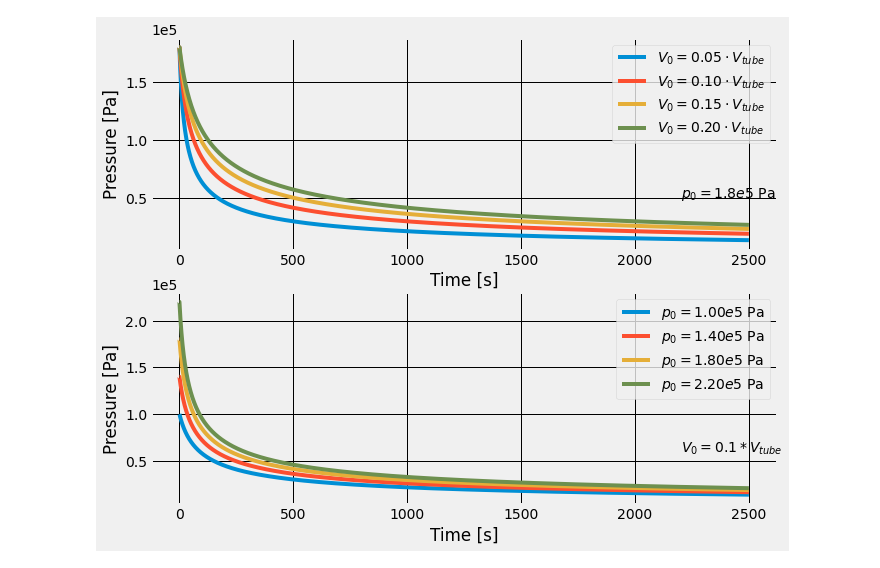
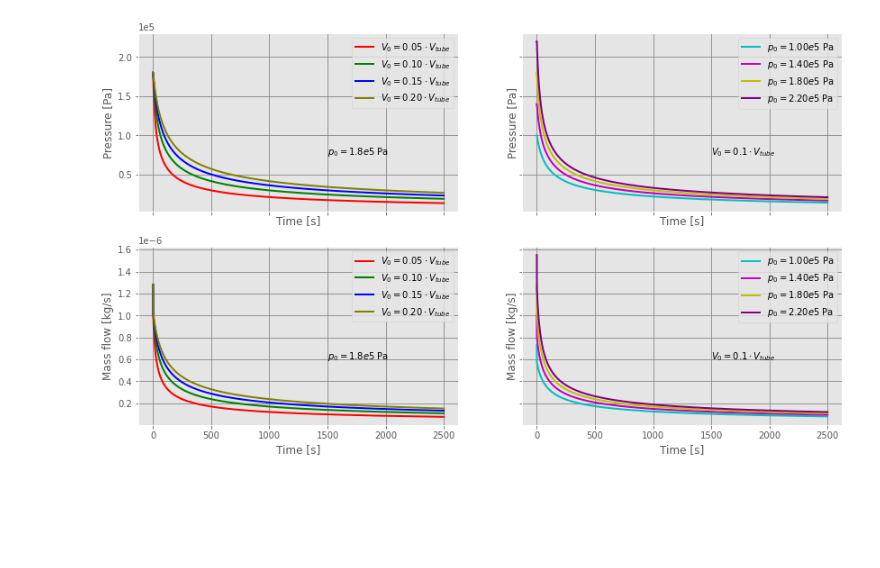
Before and after one commit to wdoppenberg/mp-operational-envelope, a Jupyter notebook: OperationalEnvelope.ipynb, the cells around one changed output. Drawn from its saved outputs; the diff is of its cells as text; code cells hidden in the pictures; blank space fills up the shorter version.

```diff
--- a/OperationalEnvelope.ipynb
+++ b/OperationalEnvelope.ipynb
@@ -61,8 +79,0 @@ T_c = 600
-# %%
-%%time
-for ii in range(1,len(c.t)):
-    p[:,:,ii] = V_0*p_0/(V_0+temp[:,:,ii-1])
-    m[:,:,ii] = mdot(p[:,:,ii-1], c.A_t, c.Gamma, c.R, T_c)
-    temp[:,:,ii] = temp[:,:,ii-1]+m[:,:,ii]*c.dt/c.rho
-
-T_vap = c.h_vap*c.T_vap0/(c.T_vap0*c.R_vap*np.log(c.p_vap0/p)+c.h_vap)
@@ -72,25 +80,72 @@ Wall time: 486 ms
 # %%
-plt.style.use('fivethirtyeight')
-fig, ax = plt.subplots(2, 1, figsize=(10,8))
+color = {
+    'p_0': ['c', 'm', 'y', 'purple'],
+    'V_0': ['r', 'g', 'b', 'olive']
+}
+plt.style.use('ggplot')
+
+fig, ax = plt.subplots(2, 2, figsize=(14,8), sharex=True, sharey='row')
 
 for i, p_i in enumerate(p[2,:,:]):
-    ax[0].plot(c.t, p_i, label=f'$V_0 = {V_0[0,i]/c.V_tube:.2f}\cdot V_{{tube}}$')
+    ax[0, 0].plot(
+        t,
+        p_i,
+        label=f'$V_0 = {V_0[0,i]/V_tube:.2f}\cdot V_{{tube}}$',
+        color=color['V_0'][i],
+        linewidth=2
+    )
 
-ax[0].set_xlabel('Time [s]')
-ax[0].set_ylabel('Pressure [Pa]')
-ax[0].text(2200, 0.5e5, f'$p_0 = {p[2,0,0]/1e5:.1f}e5$ Pa')
-ax[0].ticklabel_format(axis="y", style="sci", scilimits=(0,0))
-ax[0].legend()
-ax[0].grid(color='k')
+ax[0, 0].set_xlabel('Time [s]')
+ax[0, 0].set_ylabel('Pressure [Pa]')
+ax[0, 0].text(1500, 0.75e5, f'$p_0 = {p[2,0,0]/1e5:.1f}e5$ Pa')
+ax[0, 0].ticklabel_format(axis="y", style="sci")
+ax[0, 0].legend()
+ax[0, 0].grid(color='grey')
 
 for i, p_i in enumerate(p[:,1,:]):
-    ax[1].plot(c.t, p_i, label=f'$p_0 = {p[i,0,0]/1e5:.2f}e5$ Pa')
+    ax[0, 1].plot(
+        t,
+        p_i,
+        label=f'$p_0 = {p[i,0,0]/1e5:.2f}e5$ Pa',
+        color=color['p_0'][i],
+        linewidth=2
+    )
 
-ax[1].set_xlabel('Time [s]')
-ax[1].set_ylabel('Pressure [Pa]')
-ax[1].text(2200, 0.6e5, f'$V_0 = {V_0[1,1]/c.V_tube}*V_{{tube}}$')
-ax[1].ticklabel_format(axis="y", style="sci", scilimits=(0,0))
-ax[1].legend()
-ax[1].grid(color='k')
+ax[0, 1].set_xlabel('Time [s]')
+ax[0, 1].set_ylabel('Pressure [Pa]')
+ax[0, 1].text(1500, 0.75e5, f'$V_0 = {V_0[1,1]/V_tube}\cdot V_{{tube}}$')
+ax[0, 1].ticklabel_format(axis="y", style="sci")
+ax[0, 1].legend()
+ax[0, 1].grid(color='grey')
+
+for i, p_i in enumerate(m[2,:,:]):
+    ax[1, 0].plot(
+        t,
+        p_i,
+        label=f'$V_0 = {V_0[0,i]/V_tube:.2f}\cdot V_{{tube}}$',
+        color=color['V_0'][i],
+        linewidth=2
+    )
+
+ax[1, 0].set_xlabel('Time [s]')
+ax[1, 0].set_ylabel('Mass flow [kg/s]')
+ax[1, 0].text(1500, 0.6e-6, f'$p_0 = {p[2,0,0]/1e5:.1f}e5$ Pa')
+ax[1, 0].legend()
+ax[1, 0].grid(color='grey')
+
+for i, p_i in enumerate(m[:,1,:]):
+    ax[1, 1].plot(
+        t,
+        p_i,
+        label=f'$p_0 = {p[i,0,0]/1e5:.2f}e5$ Pa',
+        color=color['p_0'][i],
+        linewidth=2
+    )
+
+ax[1, 1].set_xlabel('Time [s]')
+ax[1, 1].set_ylabel('Mass flow [kg/s]')
+ax[1, 1].text(1500, 0.6e-6, f'$V_0 = {V_0[1,1]/V_tube}\cdot V_{{tube}}$')
+ax[1, 1].legend()
+ax[1, 1].grid(color='grey')
 # %% [output]
-[figure, old version]
+[figure, new version]
```
Also changed, not shown: parts of 17 cells of this notebook.
